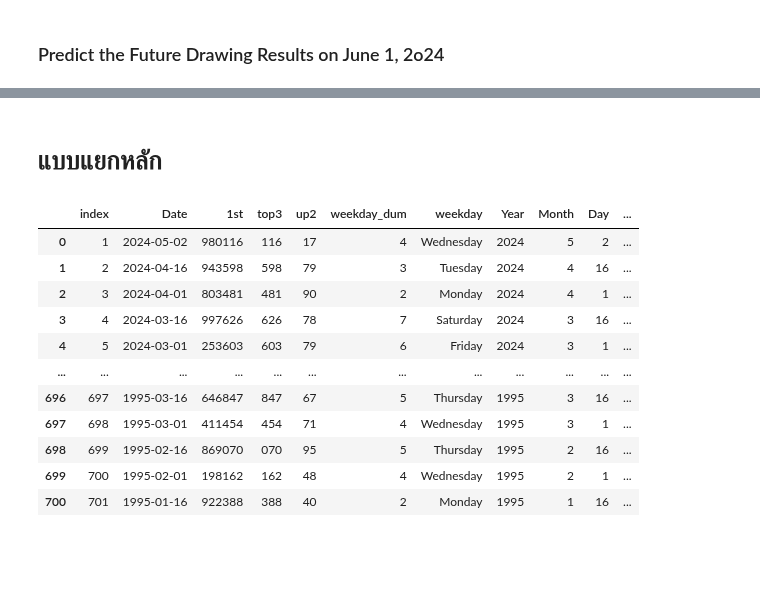
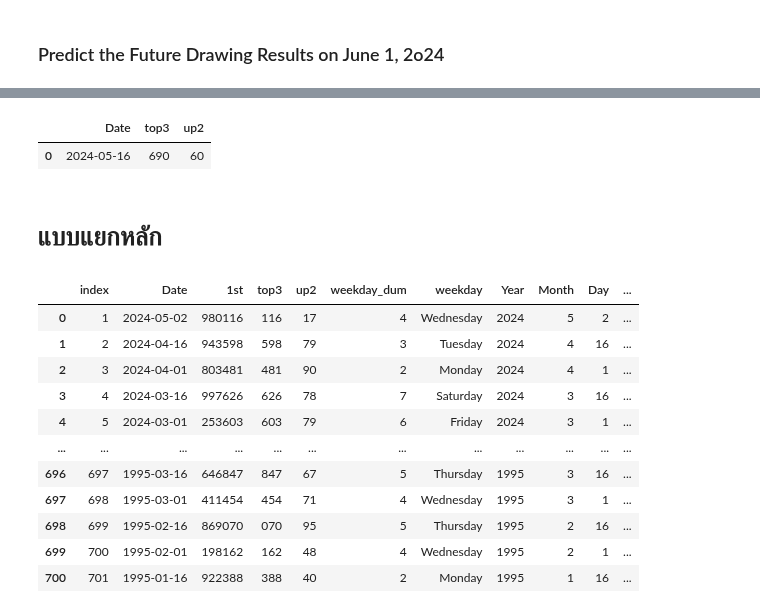
Before and after one commit to Tonry12/Data_joyx2, a Jupyter notebook: Lottery_Prediction_model_LSTM_(-1)(100)(0.01).ipynb, the cells around one changed output, grey strips where cells are left out. Saved outputs shown, nothing was run; the diff lists cells and outputs as text; code cells hidden in the pictures; blank space fills up the shorter version.

```diff
--- a/Lottery_Prediction_model_LSTM_(-1)(100)(0.01).ipynb
+++ b/Lottery_Prediction_model_LSTM_(-1)(100)(0.01).ipynb
@@ -430,6 +476,10 @@ print('-' * 40)
 # %%
 filtered_df = lt_2[lt_2['Date'] == next_Date]
-filtered_df[['Date', 'top3', 'up2']]
+g = filtered_df[['Date', 'top3', 'up2']]
+g
+# %% [output]
+|  | Date | top3 | up2 |
+| 0 | 2024-05-16 | 690 | 60 |
 # %% [markdown]
 # แบบแยกหลัก
 # %%
```
Also changed, not shown: parts of 4 cells of this notebook.
